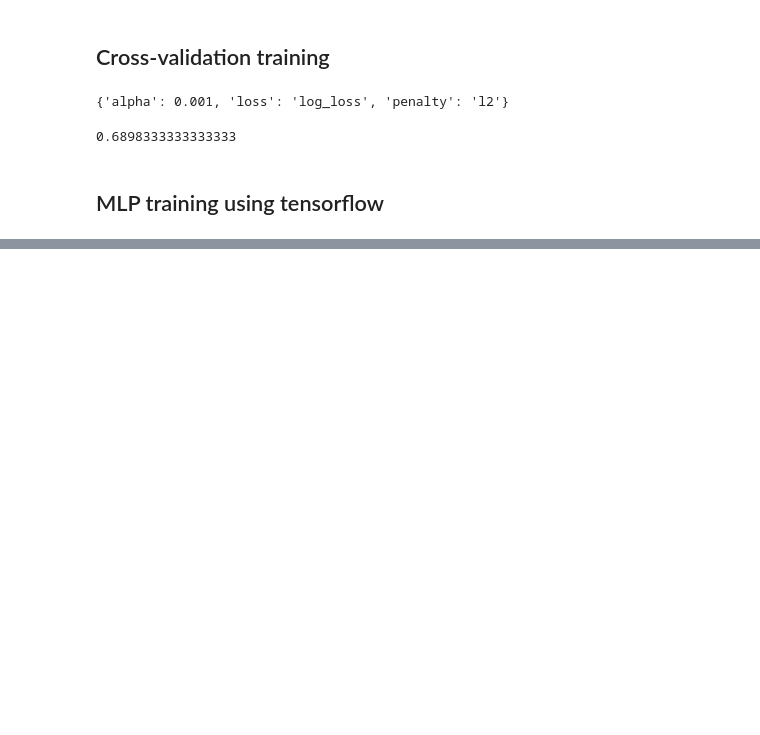
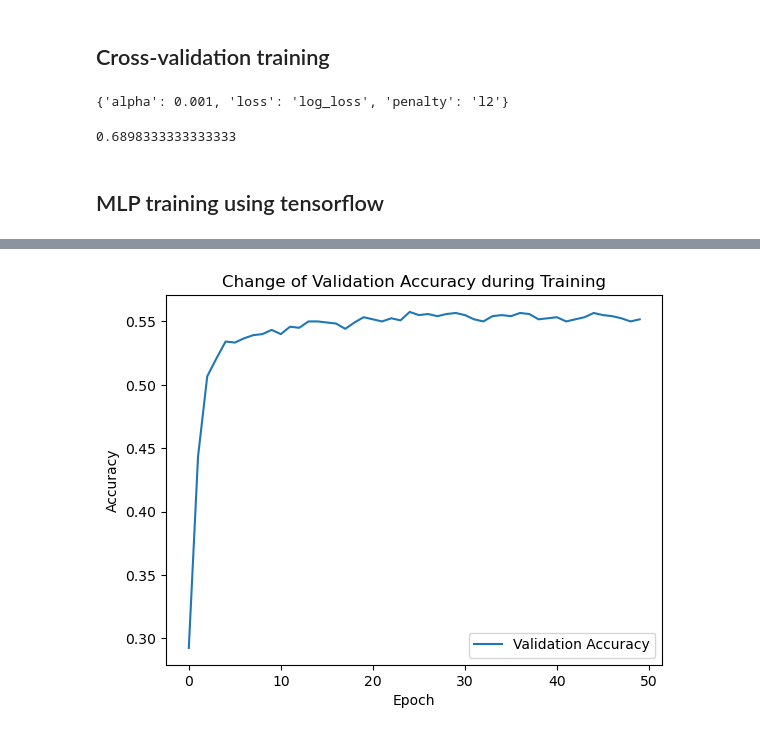
Before and after one commit to Daniel-Lin-S/SML_practical, a Jupyter notebook: AssessedPracticalSamplePythonCode.ipynb, the cells around one changed output, grey strips where cells are left out. Cells and saved outputs as stored; diff of their text form; code cells hidden in the pictures; blank space fills up the shorter version.

Commit message:
Update 1. Addressed the order of train-test split and LDA Update 2. cleaned the struture of codes. Update 3. allows MLP training to be more flexible

```diff
--- a/AssessedPracticalSamplePythonCode.ipynb
+++ b/AssessedPracticalSamplePythonCode.ipynb
@@ -99,3 +100,7 @@ np.shape(X_test)
+# %%
+from sklearn.model_selection import train_test_split
+### split into train and test set ###
+X_train, X_test, y_train, y_test = train_test_split(X, y, test_size=0.2, random_state=2024) # random seed will be set to 2024 throughout the codes for reproducibility
 # %%
 from sklearn import preprocessing
 
@@ -223,8 +238,11 @@ Validation Accuracy cross-gradient boosting : 0.24167
 ### Fisher's LDA for dimension reduction
 # %%
 ### Use LDA classifier ###
+from sklearn.discriminant_analysis import LinearDiscriminantAnalysis
+from sklearn.metrics import accuracy_score
+
 LDAclassifier = LinearDiscriminantAnalysis(n_components=7) # 7 classes in total
-LDAclassifier.fit(X_t, y_t)
-y_pred = LDAclassifier.predict(X_val)
-print('Validation Accuracy', ':', round(accuracy_score(y_val, y_pred), 5), '\n')
+LDAclassifier.fit(X_train_scaled, y_train)
+y_pred = LDAclassifier.predict(X_test_scaled)
+print('Test Accuracy', ':', round(accuracy_score(y_test, y_pred), 5), '\n')
 # %% [output]
@@ -390,27 +428,61 @@ from tensorflow.keras import layers, models
 # %%
-# use LDA to reduce dimensions
+### dimension reduction ###
+# use LDA
 LDA = LinearDiscriminantAnalysis()
 LDA.fit(X_train_scaled, y_train)
-X_train_LDA = LDA.transform(X_train_scaled)
-X_t, X_val, y_t, y_val = train_test_split(X_train_LDA, y_train, test_size=0.3, random_state=1)
+X_train_reduced = LDA.transform(X_train_scaled)
+X_test_reduced = LDA.transform(X_test_scaled)
 # %%
-# define architecture
-model = models.Sequential([
-    layers.InputLayer(input_shape=(X_t.shape[1],)),
-    layers.Dense(128, activation='relu'),
-    layers.Dropout(0.5),
-    layers.Dense(64, activation='relu'),
-    layers.Dropout(0.5),
-    layers.Dense(8, activation='softmax')  # Output layer with 8 neurons for classification
-])
+tf.random.set_seed(2024)
+### set basic parameters
+batch_size = 8
+activation = 'prelu' # activation for the hidden layers: `relu`, `prelu`, `leakyrelu`
+learning_rate = 1e-4
+n_epoches = 50
+dropout_rate = 0.5 # set to 0 to avoid drop-out
+layer_widths = [128, 64] # number of hidden units in each hidden layer
+n_layers = len(layer_widths)
+normalisation = True
 
-# specify the way of training
-model.compile(optimizer='adam', # 'adam', 'sgd', 'rmsprop'
-              loss='sparse_categorical_crossentropy',  #  'sparse_categorical_crossentropy',
-              metrics=['accuracy'])
+### define architecture:
+base_architecture = Sequential()
+base_architecture.add(InputLayer(input_shape=(X_train_reduced.shape[1],)))
 
-model.fit(X_t, y_t, epochs=100, batch_size=32, validation_data=(X_val, y_val))
+# feedforward neural network
+for l in range(n_layers):
+    if activation == 'relu':
+        base_architecture.add(Dense(layer_widths[l], activation='relu'))
+    else:
+        base_architecture.add(Dense(layer_widths[l]))
+    # dropout
+    base_architecture.add(Dropout(dropout_rate))
+    # other activations
+    if activation == 'prelu':
+        base_architecture.add(PReLU())
+    elif activation == 'leakyrelu':
+        base_architecture.add(LeakyReLU())
+    # normalisation
+    if normalisation:
+        base_architecture.add(BatchNormalization())
 
-test_loss, test_accuracy = model.evaluate(X_val, y_val)
-print(f'approximate Test Accuracy: {test_accuracy * 100:.2f}%')
+# add output layer
+base_architecture.add(Dense(units=8, activation = 'softmax'))
+
+# define the model with Adam optimiser
+model = Sequential.from_config(base_architecture.get_config())
+model.compile(optimizer=Adam(learning_rate=learning_rate),
+    loss='sparse_categorical_crossentropy',
+    metrics=['accuracy'])
+history = model.fit(X_train_reduced, y_train, epochs=n_epoches, batch_size=batch_size, validation_data=(X_test_reduced, y_test), verbose=0)
+
+def plot_val_accuracy(history):
+    """ Plot the change of validation accuracy """
+    plt.plot(history.history['val_accuracy'], label='Validation Accuracy')
+    plt.xlabel('Epoch')
+    plt.ylabel('Accuracy')
+    plt.title('Change of Validation Accuracy during Training')
+    plt.legend()
+    plt.show()
+
+plot_val_accuracy(history)
 # %% [output]
@@ -433,0 +490 @@ approximate Test Accuracy: 70.28%
+[figure, added]
```
Also changed, not shown: parts of 33 cells of this notebook.
